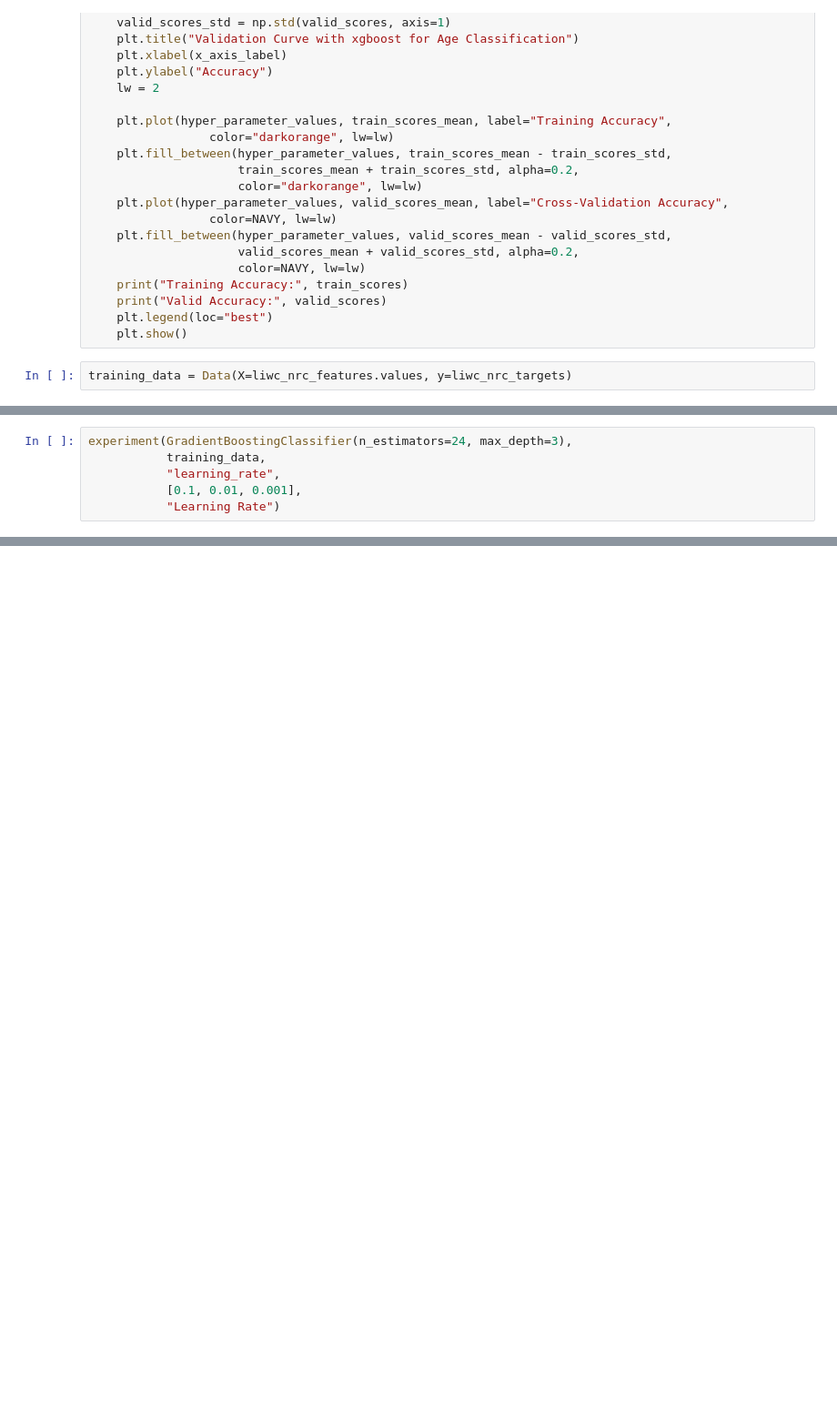
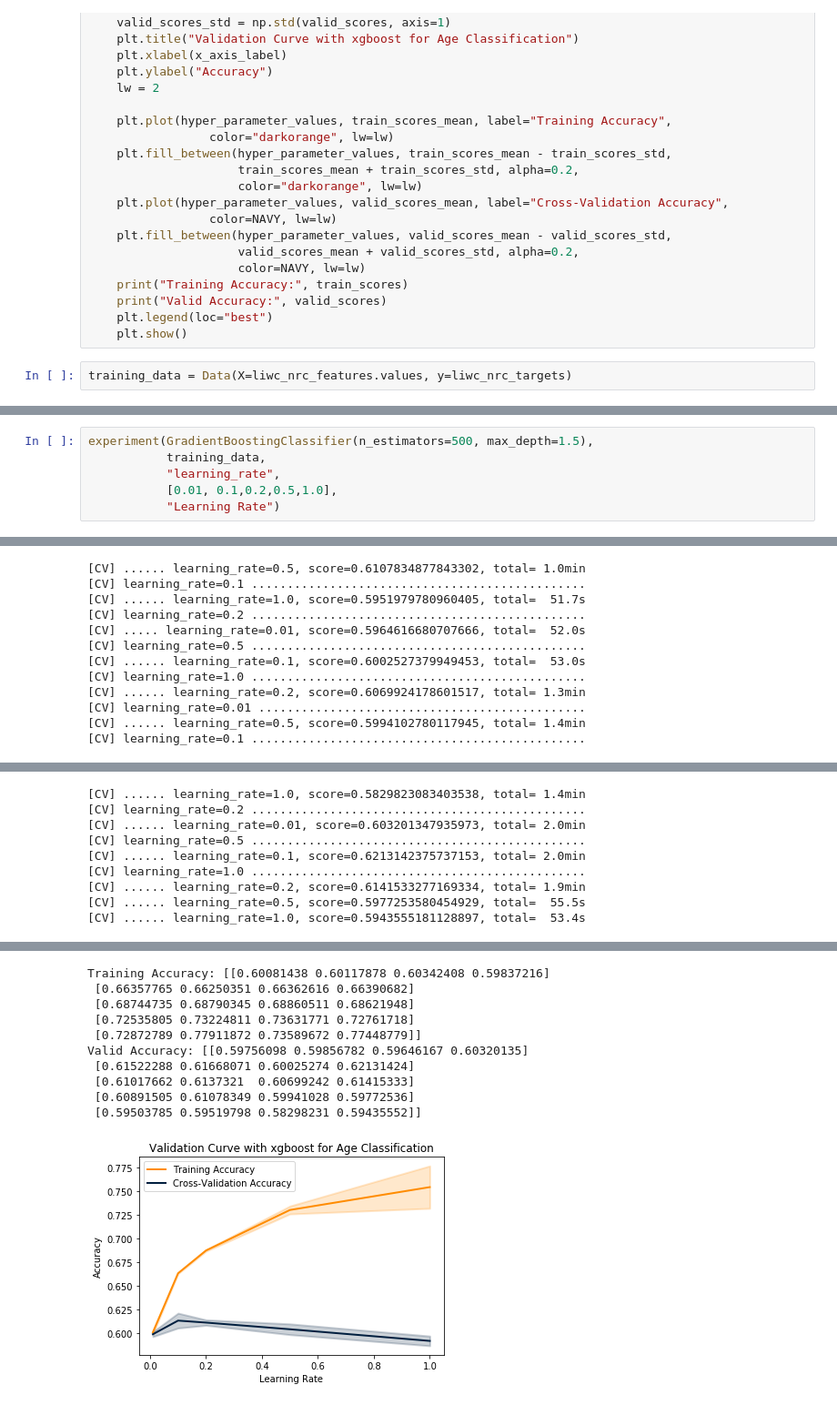
Before and after one commit to k1c/Facebook-User-Predictions, a Jupyter notebook: notebooks/Age_Classification.ipynb, the cells around one changed output, grey strips where cells are left out. Shown: that part at 91% size. Saved outputs shown, nothing was run; the diff lists cells and outputs as text; blank space fills up the shorter version.

```diff
--- a/notebooks/Age_Classification.ipynb
+++ b/notebooks/Age_Classification.ipynb
@@ -202,6 +216,7 @@ experiment(GradientBoostingClassifier(n_estimators=50),
 # %%
-experiment(GradientBoostingClassifier(n_estimators=24, max_depth=3),
+experiment(GradientBoostingClassifier(n_estimators=500, max_depth=1.5),
            training_data,
            "learning_rate",
-           [0.1, 0.01, 0.001],
+           [0.01, 0.1,0.2,0.5,1.0],
            "Learning Rate")
+# %% [output]
@@ -207,0 +243,12 @@ experiment(GradientBoostingClassifier(n_estimators=24, max_depth=3),
+[CV] ...... learning_rate=0.5, score=0.6107834877843302, total= 1.0min
+[CV] learning_rate=0.1 ...............................................
+[CV] ...... learning_rate=1.0, score=0.5951979780960405, total=  51.7s
+[CV] learning_rate=0.2 ...............................................
+[CV] ..... learning_rate=0.01, score=0.5964616680707666, total=  52.0s
+[CV] learning_rate=0.5 ...............................................
+[CV] ...... learning_rate=0.1, score=0.6002527379949453, total=  53.0s
+[CV] learning_rate=1.0 ...............................................
+[CV] ...... learning_rate=0.2, score=0.6069924178601517, total= 1.3min
+[CV] learning_rate=0.01 ..............................................
+[CV] ...... learning_rate=0.5, score=0.5994102780117945, total= 1.4min
+[CV] learning_rate=0.1 ...............................................
@@ -207,0 +256,9 @@ experiment(GradientBoostingClassifier(n_estimators=24, max_depth=3),
+[CV] ...... learning_rate=1.0, score=0.5829823083403538, total= 1.4min
+[CV] learning_rate=0.2 ...............................................
+[CV] ...... learning_rate=0.01, score=0.603201347935973, total= 2.0min
+[CV] learning_rate=0.5 ...............................................
+[CV] ...... learning_rate=0.1, score=0.6213142375737153, total= 2.0min
+[CV] learning_rate=1.0 ...............................................
+[CV] ...... learning_rate=0.2, score=0.6141533277169334, total= 1.9min
+[CV] ...... learning_rate=0.5, score=0.5977253580454929, total=  55.5s
+[CV] ...... learning_rate=1.0, score=0.5943555181128897, total=  53.4s
@@ -207,0 +266,11 @@ experiment(GradientBoostingClassifier(n_estimators=24, max_depth=3),
+Training Accuracy: [[0.60081438 0.60117878 0.60342408 0.59837216]
+ [0.66357765 0.66250351 0.66362616 0.66390682]
+ [0.68744735 0.68790345 0.68860511 0.68621948]
+ [0.72535805 0.73224811 0.73631771 0.72761718]
+ [0.72872789 0.77911872 0.73589672 0.77448779]]
+Valid Accuracy: [[0.59756098 0.59856782 0.59646167 0.60320135]
+ [0.61522288 0.61668071 0.60025274 0.62131424]
+ [0.61017662 0.6137321  0.60699242 0.61415333]
+ [0.60891505 0.61078349 0.59941028 0.59772536]
+ [0.59503785 0.59519798 0.58298231 0.59435552]]
+[figure, added]
```
Also changed, not shown: parts of 3 cells of this notebook.
